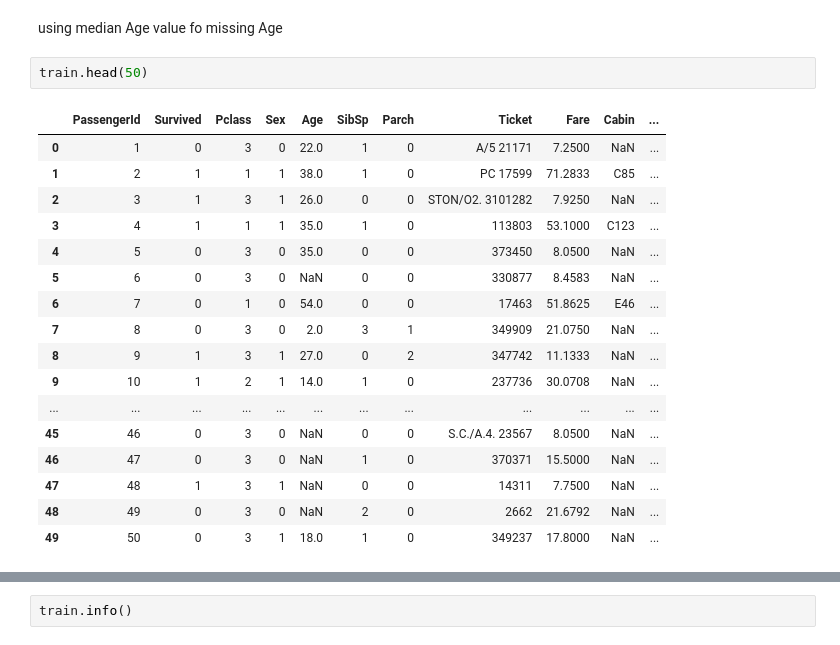
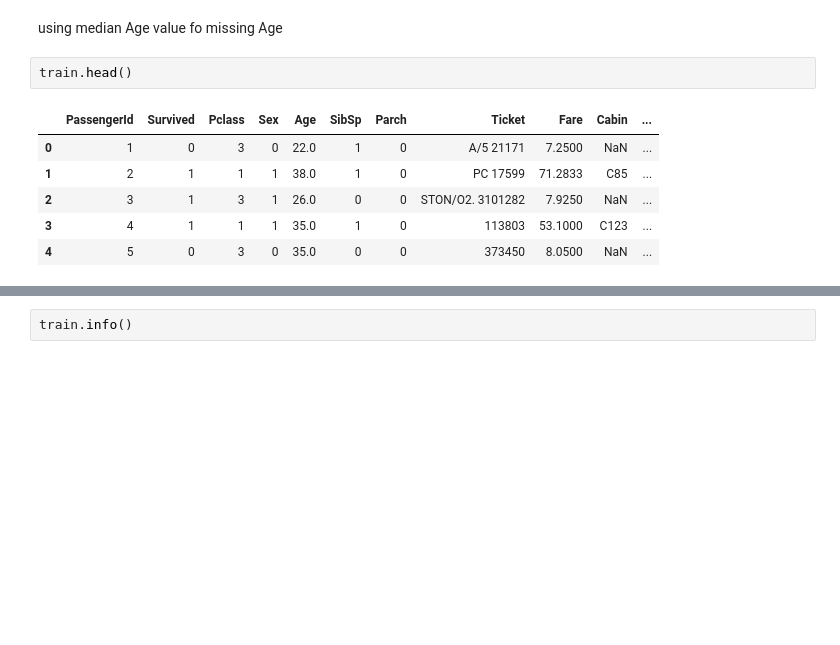
Before and after one commit to theishantha/Titanic---Kaggle-Machine-Learning-Competition, a Jupyter notebook: Titanic Disaster - Kaggle Machine Learning Competition.ipynb, the cells around one changed output, grey strips where cells are left out. Drawn from its saved outputs; the diff is of its cells as text; blank space fills up the shorter version.

```diff
--- a/Titanic Disaster - Kaggle Machine Learning Competition.ipynb
+++ b/Titanic Disaster - Kaggle Machine Learning Competition.ipynb
@@ -250,25 +250,14 @@ bar_chart('Sex')
 # %% [markdown]
 using median Age value fo missing Age
 # %%
-train.head(50)
+train.head()
 # %% [output]
 |  | PassengerId | Survived | Pclass | Sex | Age | SibSp | Parch | Ticket | Fare | Cabin | ... |
 | 0 | 1 | 0 | 3 | 0 | 22.0 | 1 | 0 | A/5 21171 | 7.2500 | NaN | ... |
 | 1 | 2 | 1 | 1 | 1 | 38.0 | 1 | 0 | PC 17599 | 71.2833 | C85 | ... |
 | 2 | 3 | 1 | 3 | 1 | 26.0 | 0 | 0 | STON/O2. 3101282 | 7.9250 | NaN | ... |
 | 3 | 4 | 1 | 1 | 1 | 35.0 | 1 | 0 | 113803 | 53.1000 | C123 | ... |
 | 4 | 5 | 0 | 3 | 0 | 35.0 | 0 | 0 | 373450 | 8.0500 | NaN | ... |
-| 5 | 6 | 0 | 3 | 0 | NaN | 0 | 0 | 330877 | 8.4583 | NaN | ... |
-| 6 | 7 | 0 | 1 | 0 | 54.0 | 0 | 0 | 17463 | 51.8625 | E46 | ... |
-| 7 | 8 | 0 | 3 | 0 | 2.0 | 3 | 1 | 349909 | 21.0750 | NaN | ... |
-| 8 | 9 | 1 | 3 | 1 | 27.0 | 0 | 2 | 347742 | 11.1333 | NaN | ... |
-| 9 | 10 | 1 | 2 | 1 | 14.0 | 1 | 0 | 237736 | 30.0708 | NaN | ... |
-| ... | ... | ... | ... | ... | ... | ... | ... | ... | ... | ... | ... |
-| 45 | 46 | 0 | 3 | 0 | NaN | 0 | 0 | S.C./A.4. 23567 | 8.0500 | NaN | ... |
-| 46 | 47 | 0 | 3 | 0 | NaN | 1 | 0 | 370371 | 15.5000 | NaN | ... |
-| 47 | 48 | 1 | 3 | 1 | NaN | 0 | 0 | 14311 | 7.7500 | NaN | ... |
-| 48 | 49 | 0 | 3 | 0 | NaN | 2 | 0 | 2662 | 21.6792 | NaN | ... |
-| 49 | 50 | 0 | 3 | 1 | 18.0 | 1 | 0 | 349237 | 17.8000 | NaN | ... |
 # %%
 # Fill missing age with median age for each title (Mr,Mrs, Miss, Others)
 train["Age"].fillna(train.groupby("Title")["Age"].transform("median"), inplace=True)
```
Also changed, not shown: parts of 38 cells of this notebook.
